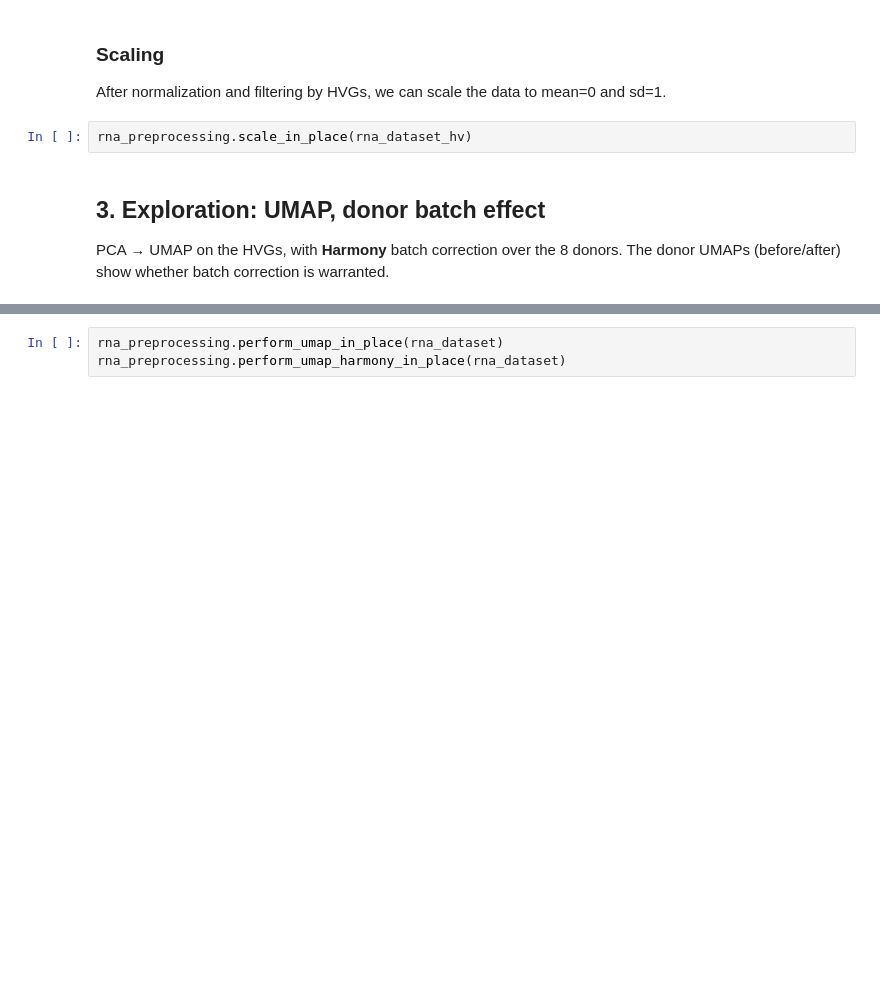
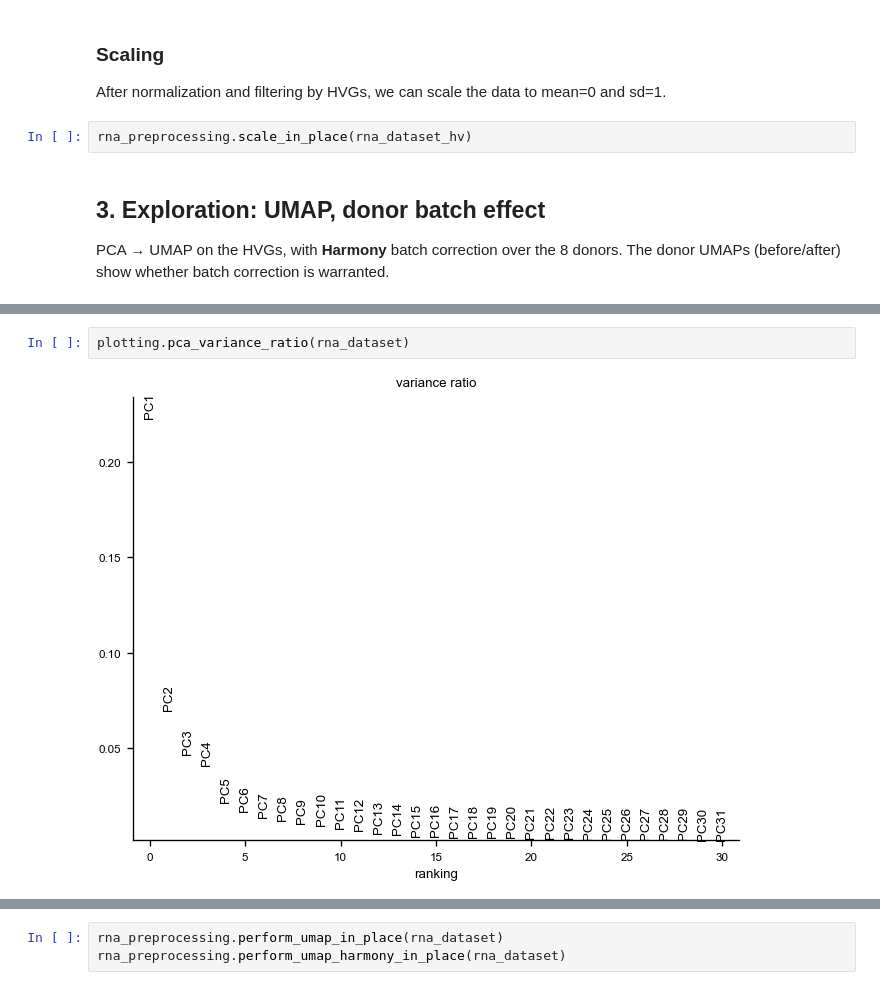
Before and after one commit to inbar/data_science_for_life_science_summer_2026_project_python, a Jupyter notebook: notebooks/notebook.ipynb, the cells around one changed output, grey strips where cells are left out. Drawn from its saved outputs; the diff is of its cells as text; blank space fills up the shorter version.

```diff
--- a/notebooks/notebook.ipynb
+++ b/notebooks/notebook.ipynb
@@ -272,0 +295,4 @@ rna_preprocessing.perform_pca_harmony_in_place(rna_dataset)
+# %%
+plotting.pca_variance_ratio(rna_dataset)
+# %% [output]
+[figure, added]
```
Also changed, not shown: parts of 30 cells of this notebook, 3 other files.
